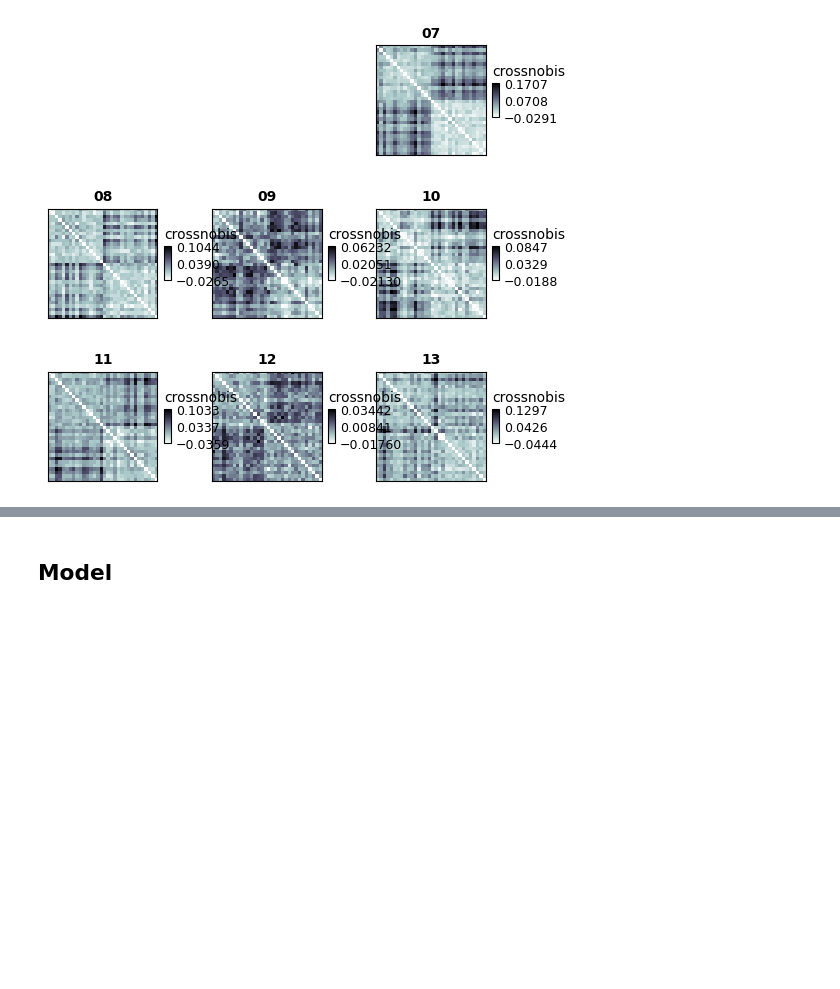
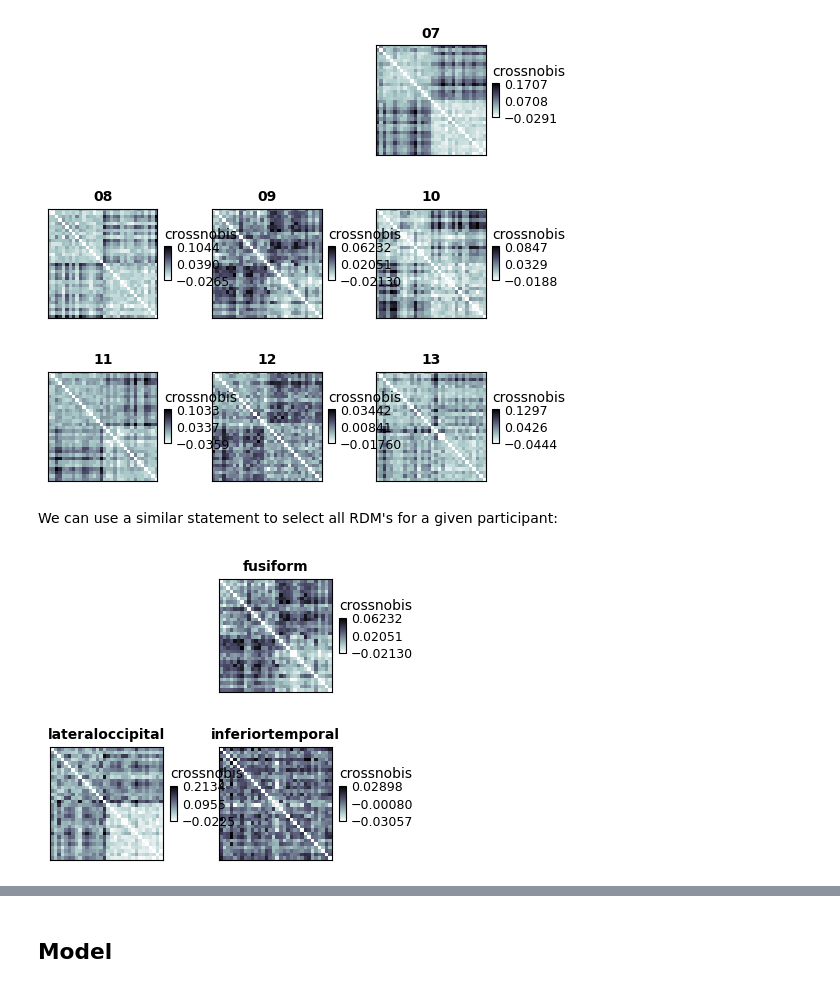
Before and after one commit to rsagroup/rsatoolbox, a Jupyter notebook: demos/demo_fmri_patterns.ipynb, the cells around one changed output, grey strips where cells are left out. Drawn from its saved outputs; the diff is of its cells as text; code cells hidden in the pictures; blank space fills up the shorter version.

```diff
--- a/demos/demo_fmri_patterns.ipynb
+++ b/demos/demo_fmri_patterns.ipynb
@@ -36,0 +58,2 @@ Loading..
+# %%
+regions_of_interest = ['fusiform', 'lateraloccipital', 'inferiortemporal']
@@ -113,3 +149,15 @@ fig, _, _ = show_rdm(
 plt.show()
 # %% [output]
 [figure]
+# %% [markdown]
+We can use a similar statement to select all RDM's for a given participant:
+# %%
+sub12_rdms = data_rdms.subset('sub', '09')
+fig, _, _ = show_rdm(
+    sub12_rdms,
+    rdm_descriptor='roi',
+    show_colorbar='panel'
+)
+plt.show()
+# %% [output]
+[figure, added]
```
Also changed, not shown: parts of 30 cells of this notebook.
